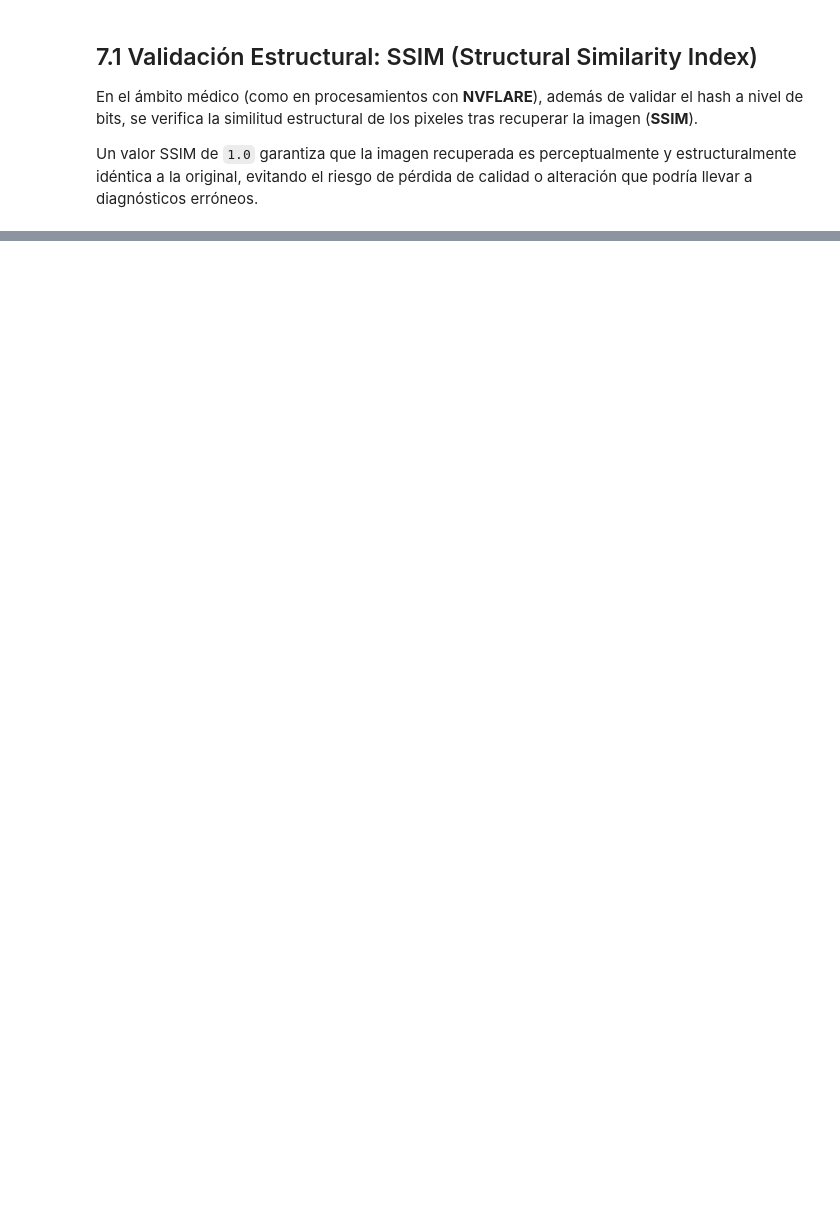
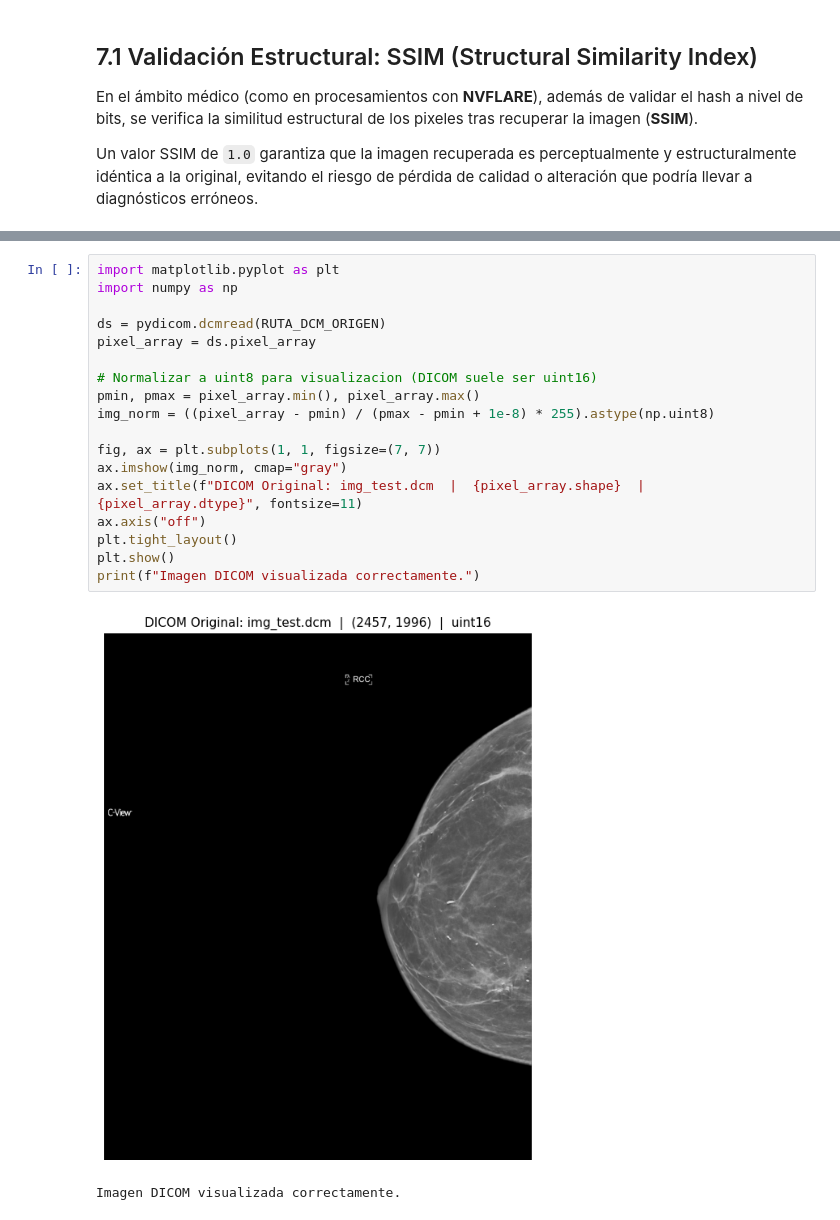
Before and after one commit to mikesneider/SwS, a Jupyter notebook: cifrado_imagenes_azure_documentado.ipynb, the cells around one changed output, grey strips where cells are left out. Drawn from its saved outputs; the diff is of its cells as text; blank space fills up the shorter version.

```diff
--- a/cifrado_imagenes_azure_documentado.ipynb
+++ b/cifrado_imagenes_azure_documentado.ipynb
@@ -409,0 +475,21 @@ class SecureImageProcessor:
+# %%
+import matplotlib.pyplot as plt
+import numpy as np
+
+ds = pydicom.dcmread(RUTA_DCM_ORIGEN)
+pixel_array = ds.pixel_array
+
+# Normalizar a uint8 para visualizacion (DICOM suele ser uint16)
+pmin, pmax = pixel_array.min(), pixel_array.max()
+img_norm = ((pixel_array - pmin) / (pmax - pmin + 1e-8) * 255).astype(np.uint8)
+
+fig, ax = plt.subplots(1, 1, figsize=(7, 7))
+ax.imshow(img_norm, cmap="gray")
+ax.set_title(f"DICOM Original: img_test.dcm  |  {pixel_array.shape}  |  {pixel_array.dtype}", fontsize=11)
+ax.axis("off")
+plt.tight_layout()
+plt.show()
+print(f"Imagen DICOM visualizada correctamente.")
+# %% [output]
+[figure, added]
+Imagen DICOM visualizada correctamente.
```
Also changed, not shown: parts of 20 cells of this notebook, 5 other files.
